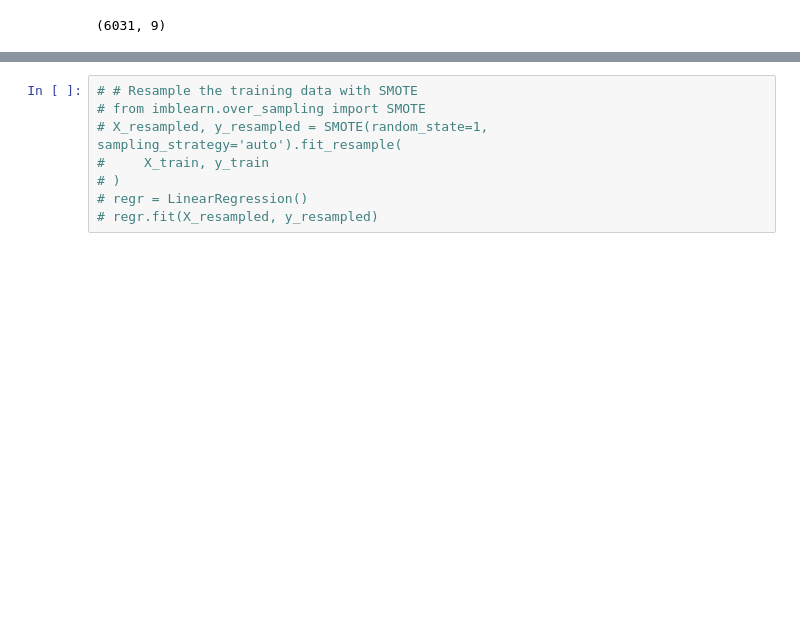
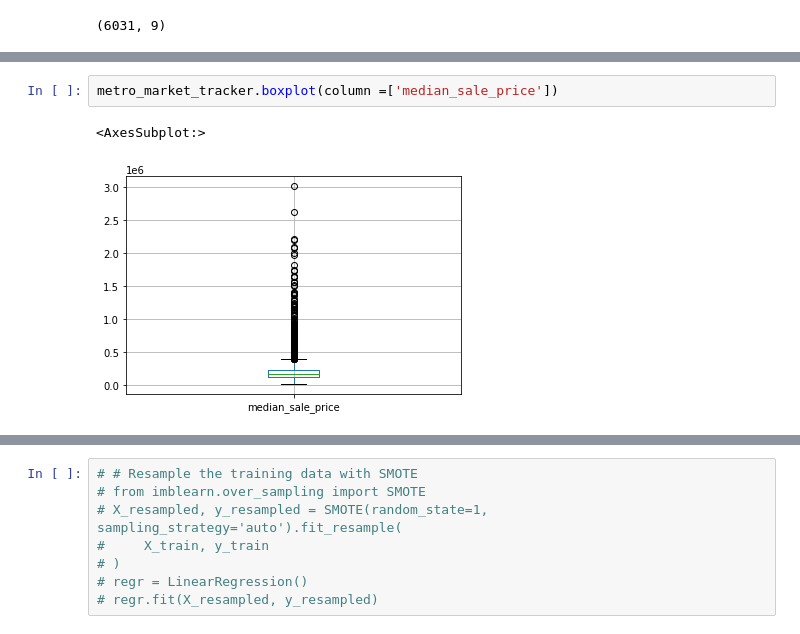
Before and after one commit to laurenweiner/GW-Bootcamp-Project, a Jupyter notebook: metro_market_tracker.ipynb, the cells around one changed output, grey strips where cells are left out. Drawn from its saved outputs; the diff is of its cells as text; blank space fills up the shorter version.

```diff
--- a/metro_market_tracker.ipynb
+++ b/metro_market_tracker.ipynb
@@ -117,3 +120,8 @@ df_state
 | Yuba City, CA | 268727.866369 | 373591.426528 | 19.179762 | 8.090444 | 9.559936 | 0.987650 | ... |
 | Zanesville, OH | 132900.387650 | 131424.674122 | 9.317156 | 11.644565 | 23.809331 | 0.955996 | ... |
 666 rows × 7 columns
+# %%
+metro_market_tracker.boxplot(column =['median_sale_price'])
+# %% [output]
+<AxesSubplot:>
+[figure, added]
```
Also changed, not shown: parts of 57 cells of this notebook, 3 other files.
